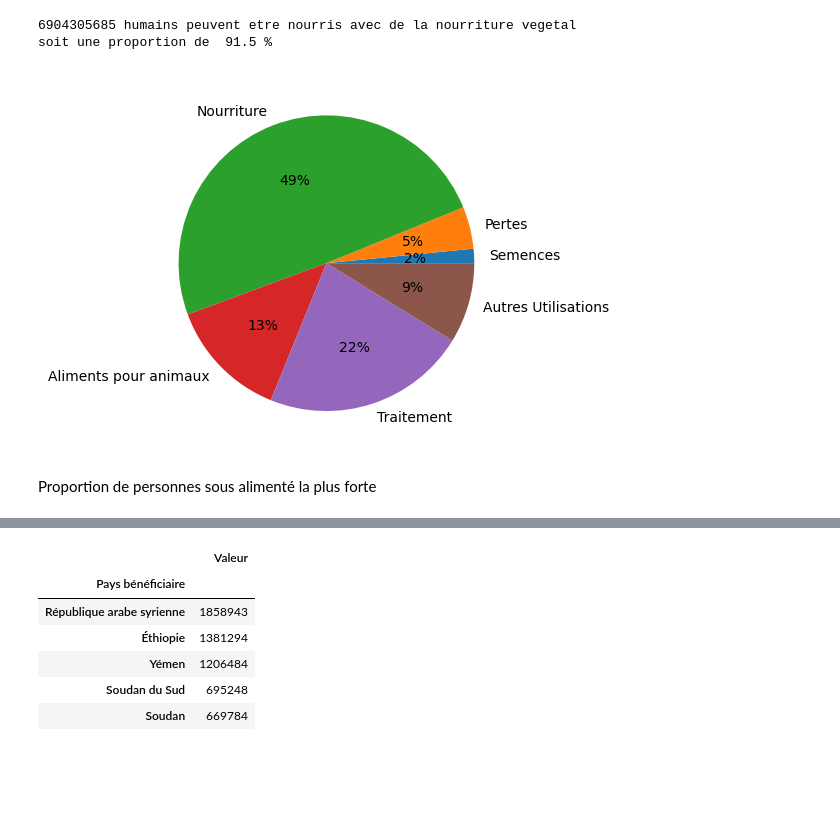
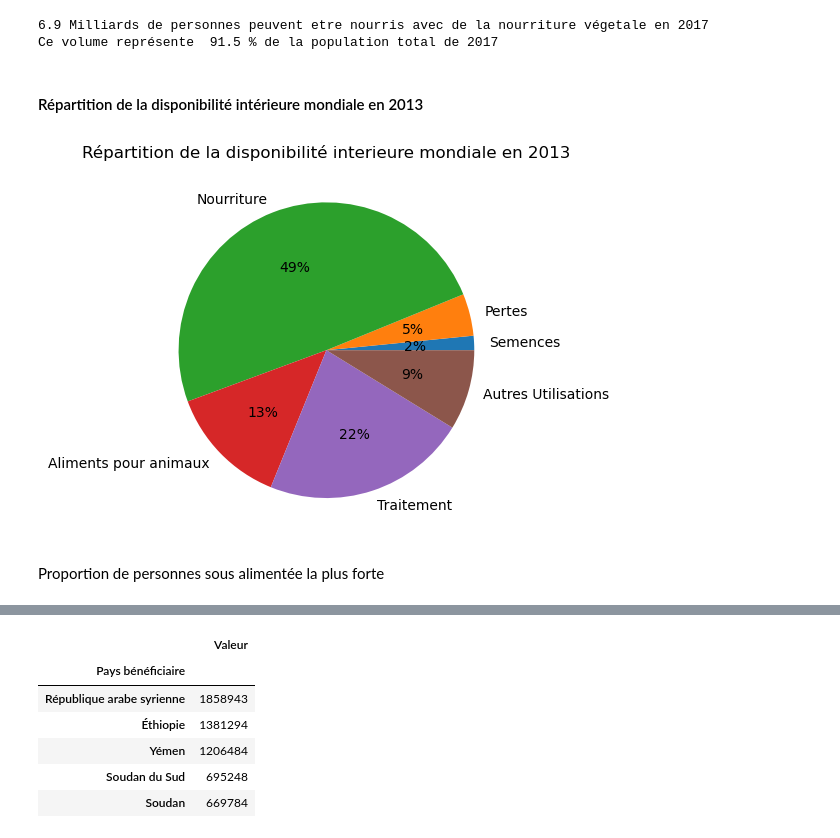
Before and after one commit to Luucaaas/R-alisezUne-tudeDeSant-Publique, a Jupyter notebook: Projet_4.ipynb, the cells around one changed output, grey strips where cells are left out. Drawn from its saved outputs; the diff is of its cells as text; code cells hidden in the pictures; blank space fills up the shorter version.

```diff
--- a/Projet_4.ipynb
+++ b/Projet_4.ipynb
@@ -49,24 +67,28 @@ soit une proportion de  110.9 %
 # %%
 dispoAlimMondialVege = dispoAlimMondial.loc[dispoAlimMondial["Origine"]=="vegetale"]
 totalKcalHumainVege = round((dispoAlimMondialVege["dispo_Kcal"].sum()*1000)/(2500*365),)
-print(totalKcalHumainVege,"humains peuvent etre nourris avec de la nourriture vegetal")
+print(round(totalKcalHumainVege/1000000000,2),"Milliards de personnes peuvent etre nourris avec de la nourriture végetale en 2017")
 propTotalKcalHumainVege = round((totalKcalHumainVege*100)/ (population_2017),1)
-print("soit une proportion de ",propTotalKcalHumainVege,"%")
+print("Ce volume représente ",propTotalKcalHumainVege,"% de la population total de 2017")
 # %% [output]
-6904305685 humains peuvent etre nourris avec de la nourriture vegetal
-soit une proportion de  91.5 %
+6.9 Milliards de personnes peuvent etre nourris avec de la nourriture végetale en 2017
+Ce volume représente  91.5 % de la population total de 2017
+# %% [markdown]
+#### Répartition de la disponibilité intérieure mondiale en 2013
 # %%
 liste = ['Semences','Pertes','Nourriture','Aliments pour animaux',"Traitement","Autres Utilisations"]
 liste2 = []
 for variable in liste:
     a = dispo_alimentaire[variable].sum()
     liste2.append(a)
 df1 = pd.DataFrame(liste2, index=liste, columns=["Totaux1"])
 graphPie1 = plt.pie(x=df1["Totaux1"], labels=liste, autopct='%.0f%%')
+plt.title("Répartition de la disponibilité interieure mondiale en 2013")
+plt.show()
 # %% [output]
-[figure, old version]
+[figure, new version]
 # %% [markdown]
-Proportion de personnes sous alimenté la plus forte
+Proportion de personnes sous alimentée la plus forte
 # %%
 sous_nutrition_2017.rename(columns={'Valeur': 'Population sous alimenté'}, inplace=True)
 Population2017 = population.loc[population['Année']==2017]
```
Also changed, not shown: parts of 19 cells of this notebook, 2 other files.
